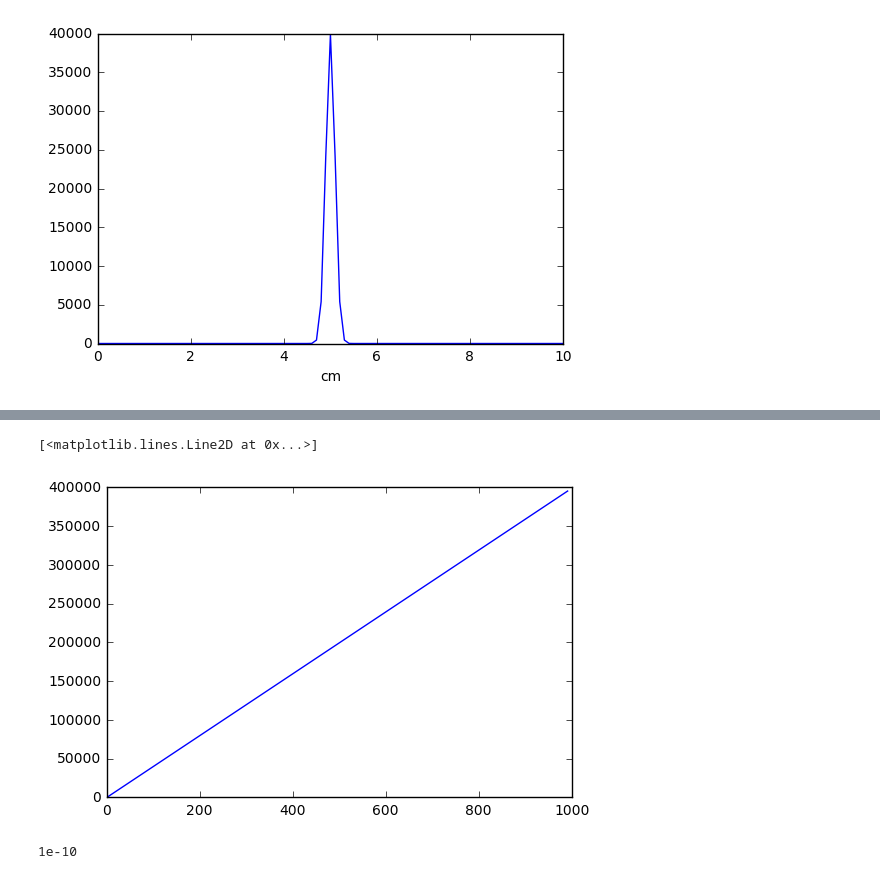
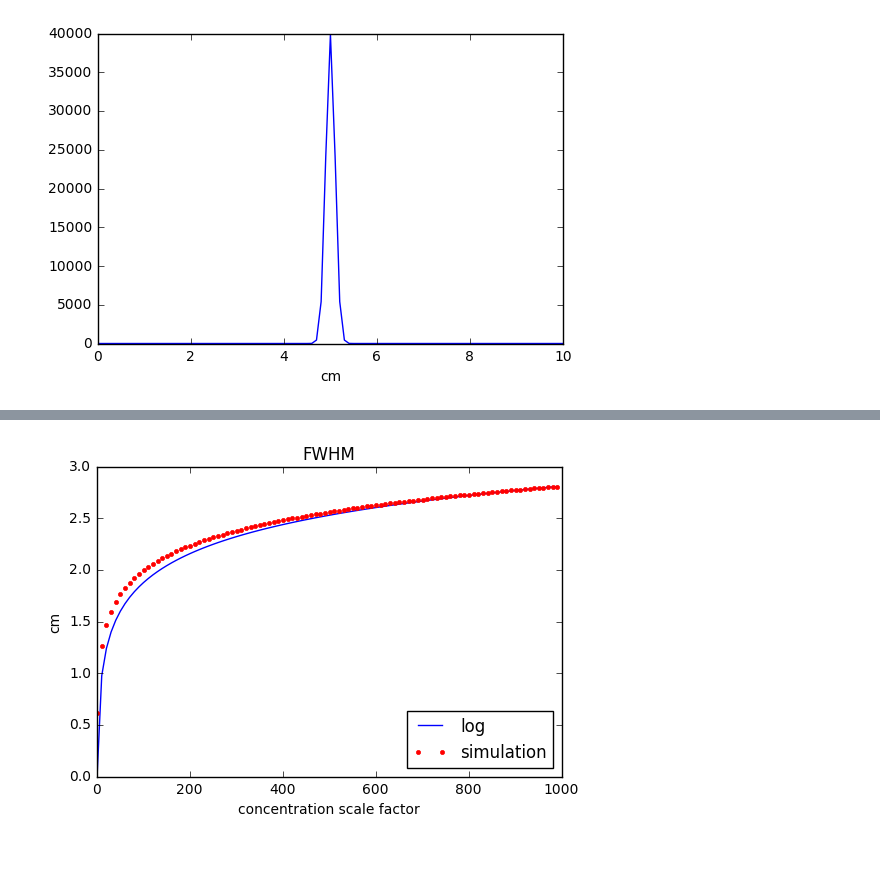
Before and after one commit to JohnHenningsen/RDsim, a Jupyter notebook: rdSim2.ipynb, the cells around one changed output, grey strips where cells are left out. Saved outputs shown, nothing was run; the diff lists cells and outputs as text; code cells hidden in the pictures.

```diff
--- a/rdSim2.ipynb
+++ b/rdSim2.ipynb
@@ -45,12 +45,16 @@ def reactiondiffusion(y, t, Da, delta_a, n, Ka, alpha_g, delta_g):
     # da/dt, dg/dt equal zero at boundary (Neumann condition)
     return dydt
 
-# returns the width of the front (.1*max)
+# returns the full width at half maximum of the front
 def frontWidth(g, maxX=50):
     maxTime = np.argmax(g[:,maxX])
     maxValue = g[maxTime,maxX]
-    cond = g>0.1*maxValue
-    return (cond[maxTime,:]==True).sum()
+    #cond = g>0.5*maxValue
+    #return (cond[maxTime,:]==True).sum()
+    spline = UnivariateSpline(x[:-1], (g[maxTime,:]-0.5*maxValue), s=0)
+    r1, r2 = spline.roots()
+    return r2 - r1
+
 
 # returns the time at which half maximum g is reached
 def halfMaxTime(g, maxX=50):
@@ -113,6 +133,11 @@ plt.colorbar();
 # %%
+#front width dependence on initial concentration
 logRange=np.arange(1,1000,10)
 parSpace = np.zeros((len(logRange),2))
+x = np.linspace(0, size, 101)
+dx = x[1] - x[0]
+t = np.linspace(0, T*3600, 101)
+
 i=0
 for aConcScale in logRange:
     a0 = aConcScale*gaussian(x, 0.05, 0.001)
@@ -126,8 +151,3 @@ for aConcScale in logRange:
     parSpace[i,0] = frontWidth(g)
     parSpace[i,1] = np.max(a0)
     i+=1
-# %%
-plt.plot(logRange,parSpace[:,1])
-# %% [output]
-[<matplotlib.lines.Line2D at 0x...>]
-[figure, removed]
@@ -159,4 +154,11 @@ delta_g = 1e-6   #1/s
-# %%
-Da
-# %% [output]
-1e-10
+# %%
+scalingFactor = max(parSpace[:,0])/max(np.log(logRange))
+plt.plot(logRange, 100*scalingFactor*np.log(logRange), 'b', label='log')
+plt.plot(logRange, 100*parSpace[:,0], 'r.', label='simulation')
+plt.ylabel('cm')
+plt.xlabel('concentration scale factor')
+plt.title('FWHM')
+plt.legend(loc=4)
+plt.show()
+# %% [output]
+[figure, added]
```
Also changed, not shown: parts of 5 cells of this notebook.
